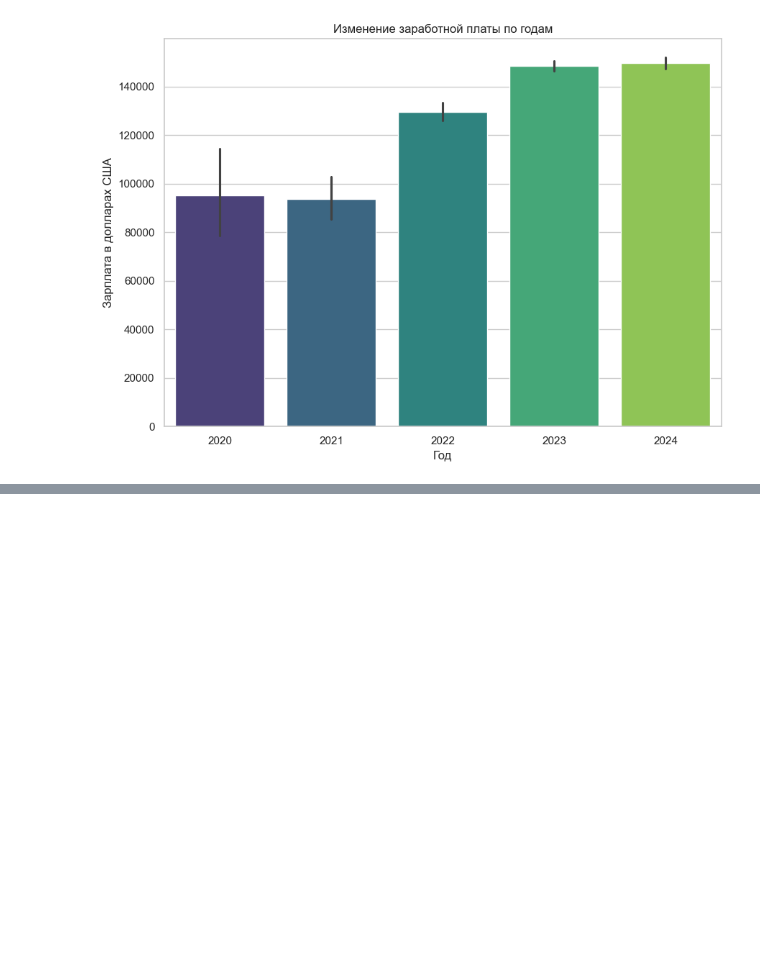
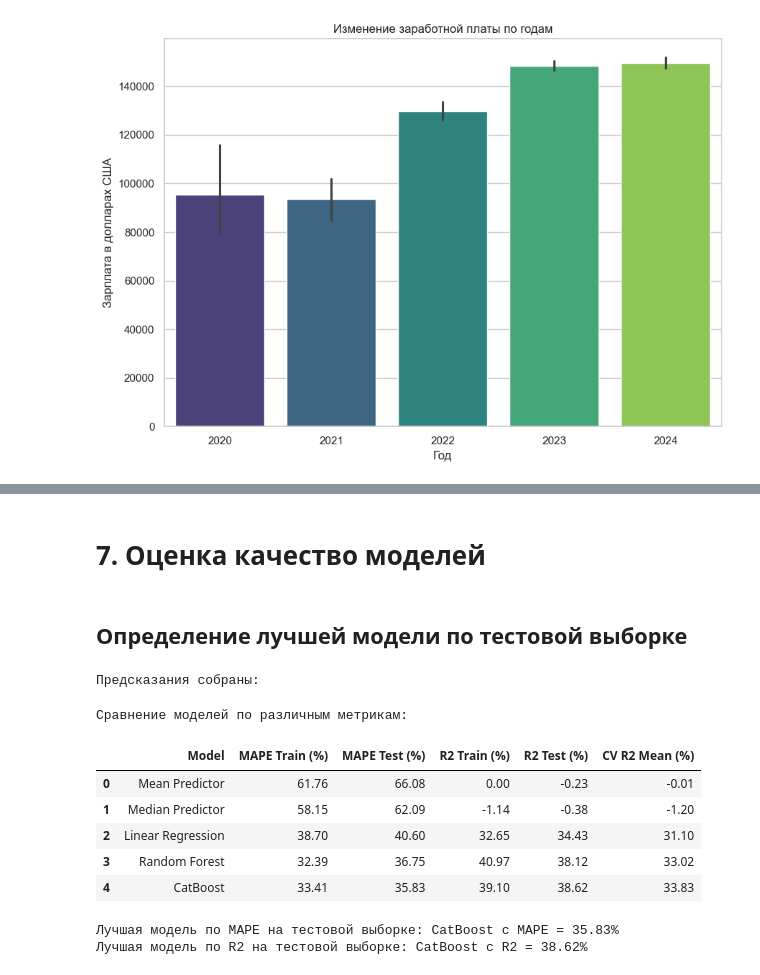
Before and after one commit to behzod33/ds_basic_final, a Jupyter notebook: ds_basic_final.ipynb, the cells around one changed output, grey strips where cells are left out. Saved outputs shown, nothing was run; the diff lists cells and outputs as text; code cells hidden in the pictures; blank space fills up the shorter version.

```diff
--- a/ds_basic_final.ipynb
+++ b/ds_basic_final.ipynb
@@ -579,0 +549,2 @@ print(f"Лучшая модель по R² на тестовой выборке:
+# %% [markdown]
+# 7. Оценка качество моделей
@@ -579,0 +569,29 @@ print(f"Лучшая модель по R² на тестовой выборке:
+# %% [markdown]
+## Определение лучшей модели по тестовой выборке
+# %%
+# Словарь для хранения предсказаний и результатов кросс-валидации
+predictions = {
+    "Model": [],
+    "y_pred_train": [],
+    "y_pred_test": [],
+    "CV R2 Scores": []
+}
+
+# Сбор предсказаний и кросс-валидация
+for name, model in models.items():
+    model.fit(X_train, y_train)
+
+    y_pred_train = model.predict(X_train)
+    y_pred_test = model.predict(X_test)
+    cv_scores = cross_val_score(model, X_train, y_train, cv=cv_folds, scoring='r2')
+
+    predictions["Model"].append(name)
+    predictions["y_pred_train"].append(y_pred_train)
+    predictions["y_pred_test"].append(y_pred_test)
+    predictions["CV R2 Scores"].append(cv_scores)
+
+# Преобразование в DataFrame
+predictions_df = pd.DataFrame(predictions)
+print("\nПредсказания собраны:")
+# %% [output]
+Предсказания собраны:
@@ -579,0 +637,24 @@ print(f"Лучшая модель по R² на тестовой выборке:
+# %%
+# Вывод результатов
+print("Сравнение моделей по различным метрикам:")
+display(results_df.round(2))
+
+# Лучшая модель по MAPE
+best_model_mape = results_df.loc[results_df["MAPE Test (%)"].idxmin()]
+print(f"\nЛучшая модель по MAPE на тестовой выборке: {best_model_mape['Model']} "
+      f"с MAPE = {best_model_mape['MAPE Test (%)']:.2f}%")
+
+# Лучшая модель по R2
+best_model_r2 = results_df.loc[results_df["R2 Test (%)"].idxmax()]
+print(f"Лучшая модель по R2 на тестовой выборке: {best_model_r2['Model']} "
+      f"с R2 = {best_model_r2['R2 Test (%)']:.2f}%")
+# %% [output]
+Сравнение моделей по различным метрикам:
+|  | Model | MAPE Train (%) | MAPE Test (%) | R2 Train (%) | R2 Test (%) | CV R2 Mean (%) |
+| 0 | Mean Predictor | 61.76 | 66.08 | 0.00 | -0.23 | -0.01 |
+| 1 | Median Predictor | 58.15 | 62.09 | -1.14 | -0.38 | -1.20 |
+| 2 | Linear Regression | 38.70 | 40.60 | 32.65 | 34.43 | 31.10 |
+| 3 | Random Forest | 32.39 | 36.75 | 40.97 | 38.12 | 33.02 |
+| 4 | CatBoost | 33.41 | 35.83 | 39.10 | 38.62 | 33.83 |
+Лучшая модель по MAPE на тестовой выборке: CatBoost с MAPE = 35.83%
+Лучшая модель по R2 на тестовой выборке: CatBoost с R2 = 38.62%
```
Also changed, not shown: parts of 66 cells of this notebook, 6 other files.
